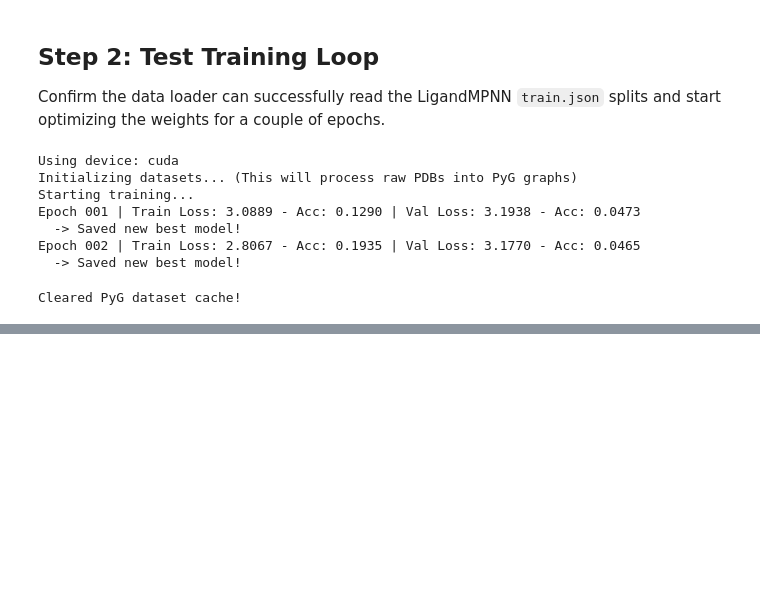
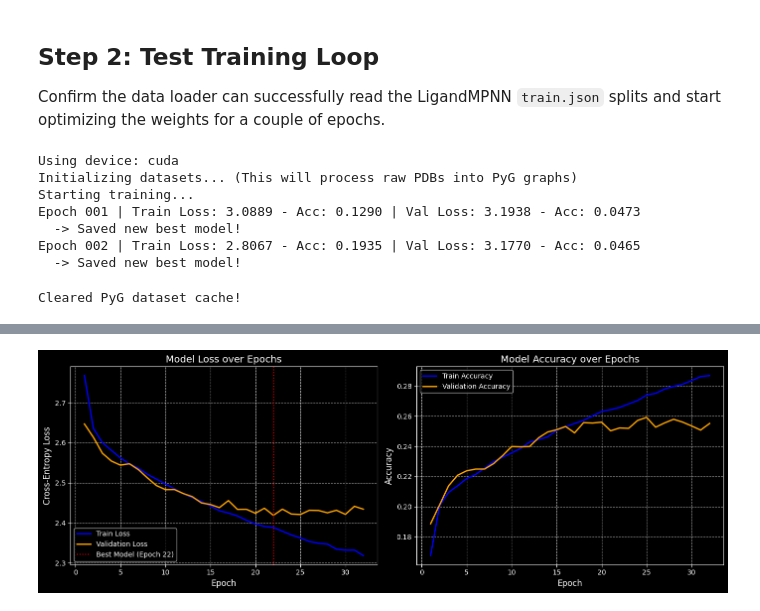
Before and after one commit to WSobo/Struct2Seq-GCN, a Jupyter notebook: notebooks/test_pipeline.ipynb, the cells around one changed output, grey strips where cells are left out. Cells and saved outputs as stored; diff of their text form; code cells hidden in the pictures; blank space fills up the shorter version.

```diff
--- a/notebooks/test_pipeline.ipynb
+++ b/notebooks/test_pipeline.ipynb
@@ -165,39 +205,40 @@ Error:
 # %%
 import json
 import matplotlib.pyplot as plt
-import os
 
-history_path = "outputs/training_history.json"
+# 1. Load the history data
+with open('outputs/training_history.json', 'r') as f:
+    history = json.load(f)
 
-if os.path.exists(history_path):
-    with open(history_path, "r") as f:
-        history = json.load(f)
+epochs = range(1, len(history['train_loss']) + 1)
 
-    # X-axis for plotting
-    epochs = range(1, len(history["train_loss"]) + 1)
+# 2. Set up the matplotlib figure
+fig, (ax1, ax2) = plt.subplots(1, 2, figsize=(14, 5))
 
-    # Initialize a 1x2 grid of plots
-    fig, (ax1, ax2) = plt.subplots(1, 2, figsize=(14, 5))
+# 3. Plot Loss Curve
+ax1.plot(epochs, history['train_loss'], label='Train Loss', color='blue', linewidth=2)
+ax1.plot(epochs, history['val_loss'], label='Validation Loss', color='orange', linewidth=2)
+ax1.set_title('Model Loss over Epochs', fontsize=14)
+ax1.set_xlabel('Epoch', fontsize=12)
+ax1.set_ylabel('Cross-Entropy Loss', fontsize=12)
+ax1.legend()
+ax1.grid(True, linestyle='--', alpha=0.7)
 
-    # --- Plot 1: Loss ---
-    ax1.plot(epochs, history["train_loss"], label="Train Loss", marker='o', linewidth=2)
-    ax1.plot(epochs, history["val_loss"], label="Validation Loss", marker='o', linewidth=2)
-    ax1.set_title("Training vs. Validation Loss", fontsize=14)
-    ax1.set_xlabel("Epoch", fontsize=12)
-    ax1.set_ylabel("Cross-Entropy Loss", fontsize=12)
-    ax1.legend(fontsize=12)
-    ax1.grid(True, linestyle='--', alpha=0.7)
+# 4. Plot Accuracy Curve
+ax2.plot(epochs, history['train_acc'], label='Train Accuracy', color='blue', linewidth=2)
+ax2.plot(epochs, history['val_acc'], label='Validation Accuracy', color='orange', linewidth=2)
+ax2.set_title('Model Accuracy over Epochs', fontsize=14)
+ax2.set_xlabel('Epoch', fontsize=12)
+ax2.set_ylabel('Accuracy', fontsize=12)
+ax2.legend()
+ax2.grid(True, linestyle='--', alpha=0.7)
 
-    # --- Plot 2: Accuracy ---
-    ax1.plot(epochs, history["train_acc"], label="Train Accuracy", marker='o', linewidth=2)
-    ax2.plot(epochs, history["val_acc"], label="Validation Accuracy", marker='o', linewidth=2)
-    ax2.set_title("Training vs. Validation Accuracy", fontsize=14)
-    ax2.set_xlabel("Epoch", fontsize=12)
-    ax2.set_ylabel("Accuracy", fontsize=12)
-    ax2.legend(fontsize=12)
-    ax2.grid(True, linestyle='--', alpha=0.7)
+# 5. Highlight the Early Stopping Point (Best Model)
+best_epoch = history['val_loss'].index(min(history['val_loss'])) + 1
+ax1.axvline(x=best_epoch, color='red', linestyle=':', label=f'Best Model (Epoch {best_epoch})')
+ax1.legend()
 
-    plt.tight_layout()
-    plt.show()
-else:
-    print(f"File '{history_path}' not found! Wait for the training run to hit the early stopping trigger or finish its 50 epochs.")
+plt.tight_layout()
+plt.show()
+# %% [output]
+[figure, added]
```
Also changed, not shown: parts of 7 cells of this notebook, 1 other file.
